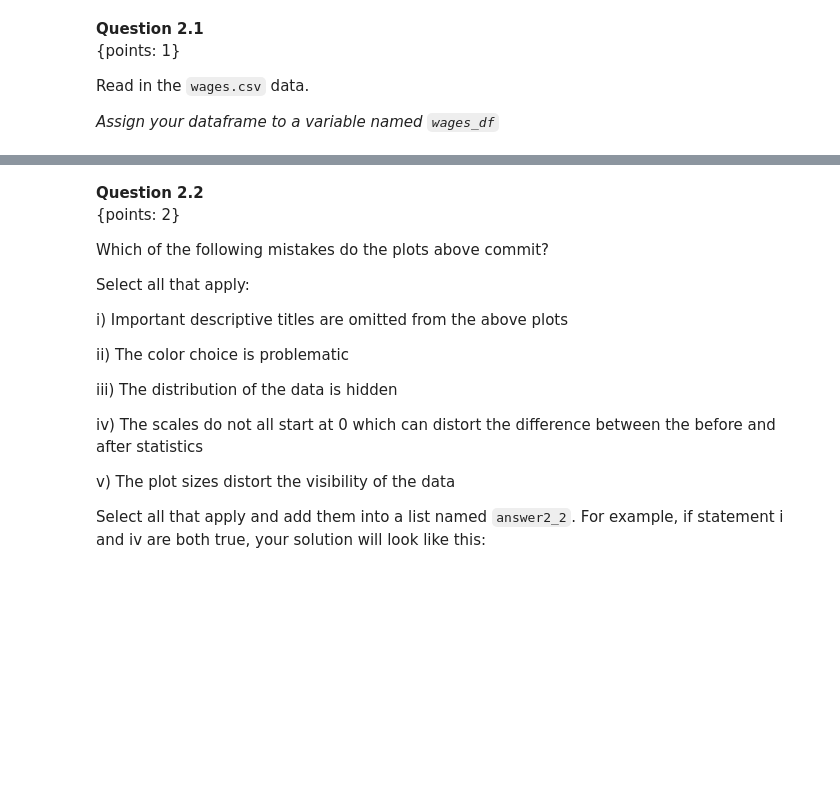
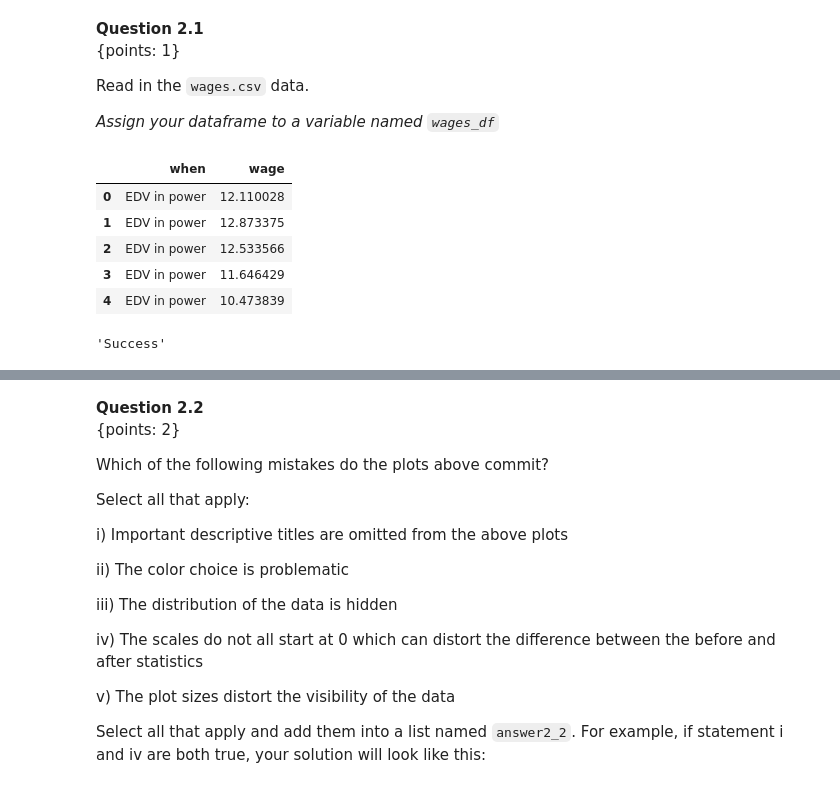
Before and after one commit to Dipto9999/data-viz-students, a Jupyter notebook: release/assignment5/assignment5.ipynb, the cells around one changed output, grey strips where cells are left out. Cells and saved outputs as stored; diff of their text form; code cells hidden in the pictures; blank space fills up the shorter version.

```diff
--- a/release/assignment5/assignment5.ipynb
+++ b/release/assignment5/assignment5.ipynb
@@ -309,5 +346,18 @@ wages_df.head()
+# %%
+wages_df = pd.read_csv('data/wages.csv')
+
+display(wages_df.head())
+# %% [output]
+|  | when | wage |
+| 0 | EDV in power | 12.110028 |
+| 1 | EDV in power | 12.873375 |
+| 2 | EDV in power | 12.533566 |
+| 3 | EDV in power | 11.646429 |
+| 4 | EDV in power | 10.473839 |
 # %%
 t.test_2_1(wages_df)
+# %% [output]
+'Success'
 # %% [markdown]
 ### The Plot and the Claim
 
```
Also changed, not shown: parts of 107 cells of this notebook, 1 other file.
